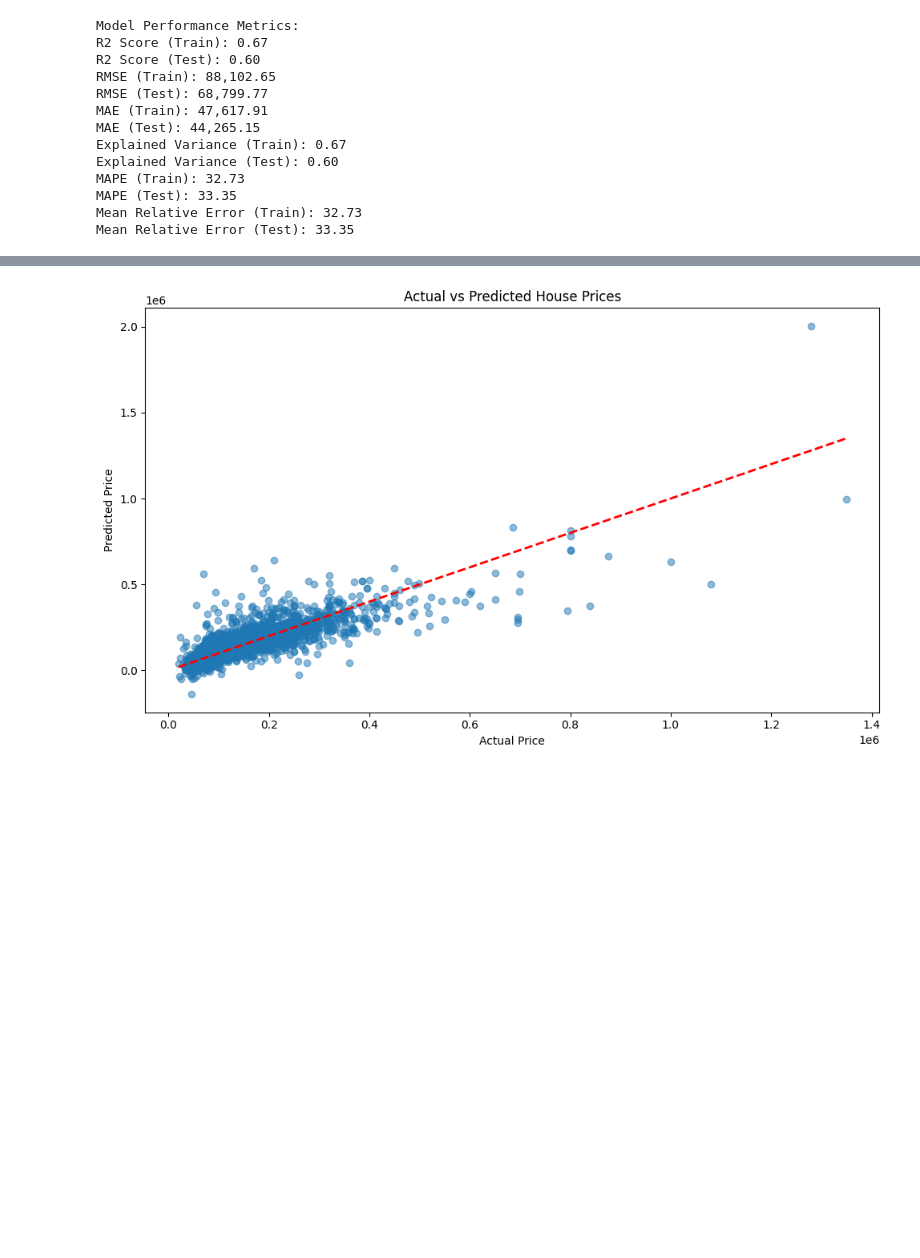
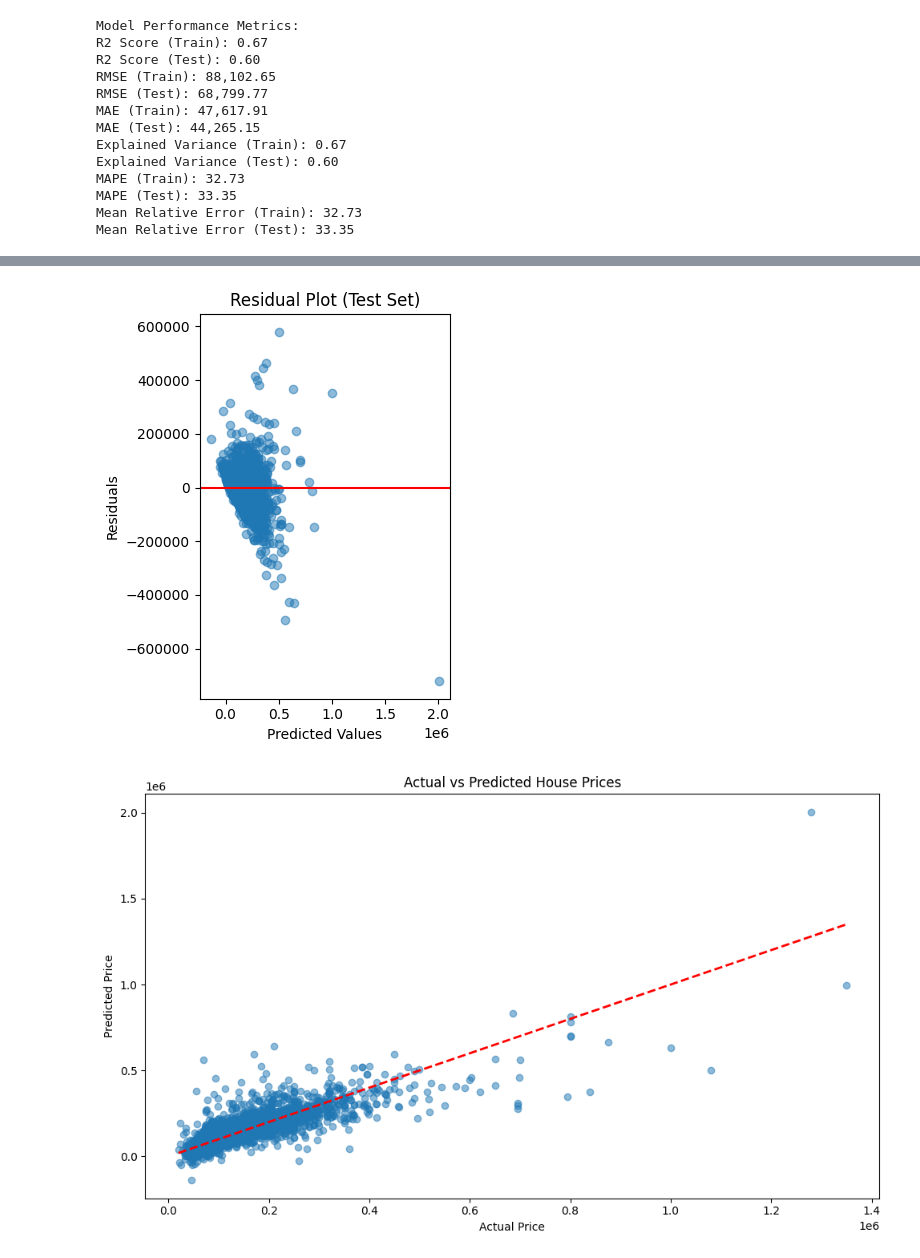
Before and after one commit to jovanovic-djo/real-estate-data-hub, a Jupyter notebook: notebooks/model_training.ipynb, the cells around one changed output, grey strips where cells are left out. Saved outputs shown, nothing was run; the diff lists cells and outputs as text; code cells hidden in the pictures; blank space fills up the shorter version.

Commit message:
add minor plot

```diff
--- a/notebooks/model_training.ipynb
+++ b/notebooks/model_training.ipynb
@@ -132,0 +176,12 @@ cv_metrics = {
+# %%
+# Calculate and print residual statistics
+residuals_train = y_train - y_pred_train
+residuals_test = y_test - y_pred_test
+
+print("\nResidual Statistics:")
+print("\nTraining Set:")
+print(f"Mean Residual: {residuals_train.mean():,.2f}")
+print(f"Residual Std: {residuals_train.std():,.2f}")
+print("\nTest Set:")
+print(f"Mean Residual: {residuals_test.mean():,.2f}")
+print(f"Residual Std: {residuals_test.std():,.2f}")
@@ -133,3 +198,16 @@ cv_metrics = {
+# %%
+# Test set residuals
+plt.subplot(122)
+plt.scatter(y_pred_test, residuals_test, alpha=0.5)
+plt.xlabel('Predicted Values')
+plt.ylabel('Residuals')
+plt.title('Residual Plot (Test Set)')
+plt.axhline(y=0, color='r', linestyle='-')
+
+plt.tight_layout()
+plt.show()
+# %% [output]
+[figure, added]
 # %%
 plt.figure(figsize=(10, 6))
 plt.scatter(y_test, y_pred_test, alpha=0.5)
```
Also changed, not shown: parts of 4 cells of this notebook.
